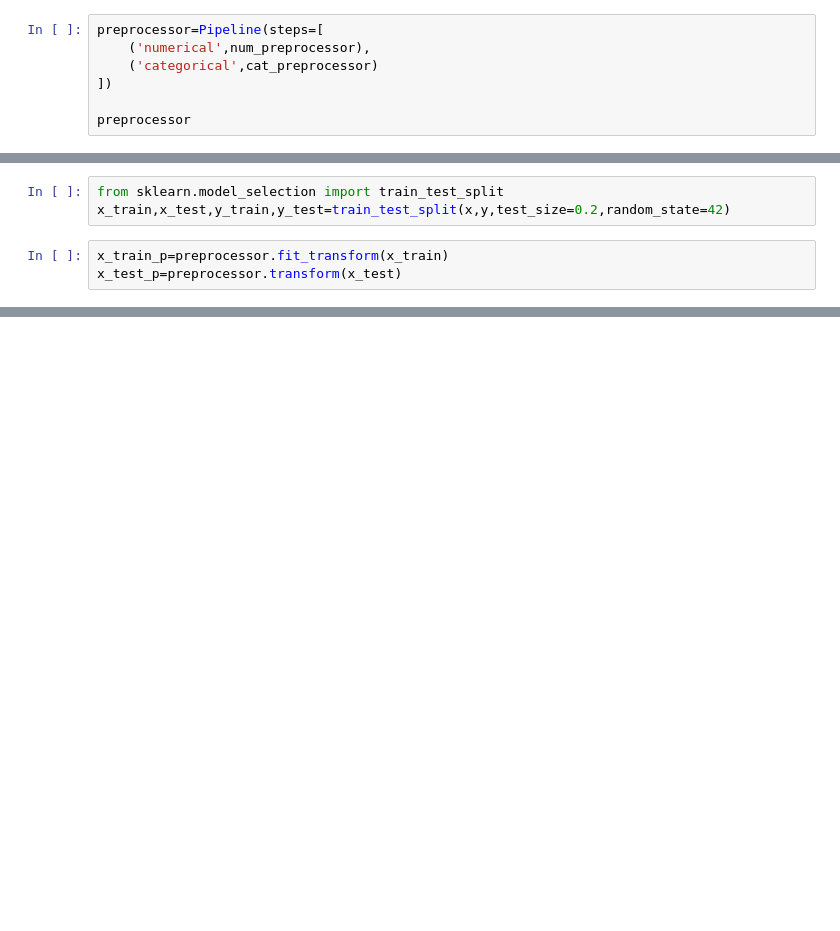
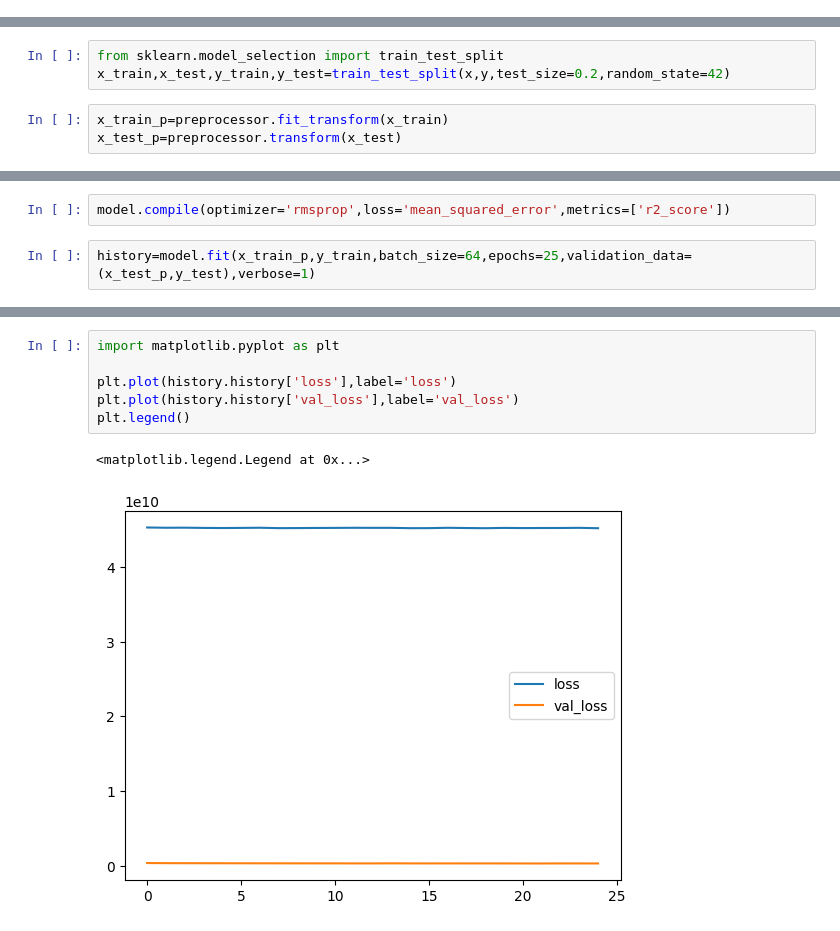
Before and after one commit to devpatel0005/Car-Price-Prediction-using-ANN, a Jupyter notebook: Car_Price_Prediction_using_ANN.ipynb, the cells around one changed output, grey strips where cells are left out. Drawn from its saved outputs; the diff is of its cells as text; blank space fills up the shorter version.

```diff
--- a/Car_Price_Prediction_using_ANN.ipynb
+++ b/Car_Price_Prediction_using_ANN.ipynb
@@ -106,7 +141,0 @@ cat_preprocessor=ColumnTransformer(transformers=[
-# %%
-preprocessor=Pipeline(steps=[
-    ('numerical',num_preprocessor),
-    ('categorical',cat_preprocessor)
-])
-
-preprocessor
@@ -182,0 +221,4 @@ from tensorflow.keras.layers import Dense
+# %%
+model.compile(optimizer='rmsprop',loss='mean_squared_error',metrics=['r2_score'])
+# %%
+history=model.fit(x_train_p,y_train,batch_size=64,epochs=25,validation_data=(x_test_p,y_test),verbose=1)
@@ -182,0 +243,9 @@ from tensorflow.keras.layers import Dense
+# %%
+import matplotlib.pyplot as plt
+
+plt.plot(history.history['loss'],label='loss')
+plt.plot(history.history['val_loss'],label='val_loss')
+plt.legend()
+# %% [output]
+<matplotlib.legend.Legend at 0x...>
+[figure, added]
```
Also changed, not shown: parts of 18 cells of this notebook.
